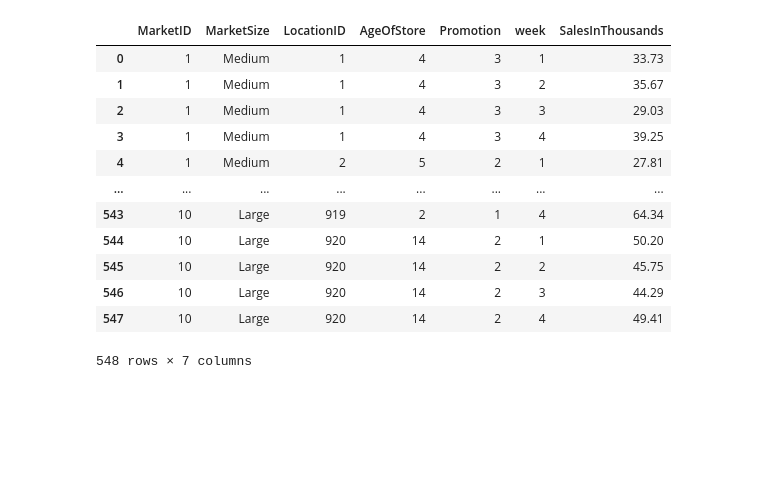
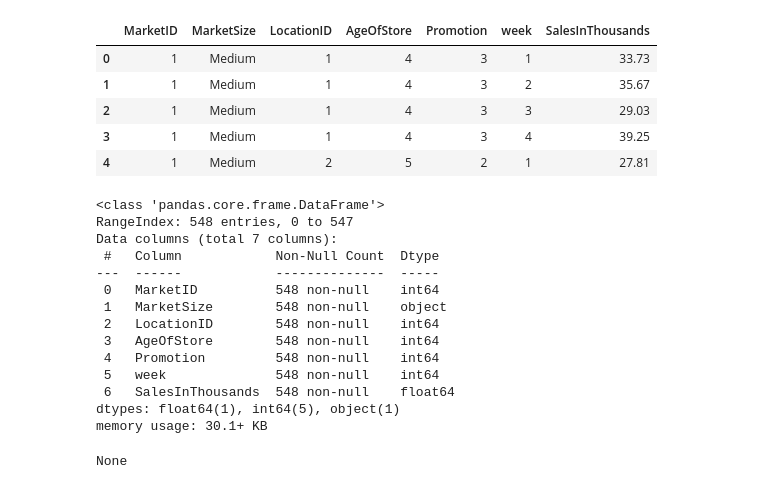
Before and after one commit to redashimself/TuringCollege, a Jupyter notebook: 2. Statistical Inference/Sprint 2/Project - Analyzing A B Tests/fast_food_marketing_campaign.ipynb, the cells around one changed output. Cells and saved outputs as stored; diff of their text form; code cells hidden in the pictures; blank space fills up the shorter version.

```diff
--- a/2. Statistical Inference/Sprint 2/Project - Analyzing A B Tests/fast_food_marketing_campaign.ipynb
+++ b/2. Statistical Inference/Sprint 2/Project - Analyzing A B Tests/fast_food_marketing_campaign.ipynb
@@ -1,6 +12,7 @@
 # %%
 import sys
 import pandas as pd
+
 sys.path.append('..')
 
 import kagglehub
@@ -11,5 +23,6 @@ from src.visualization import VisualizationManager
 path = kagglehub.dataset_download("chebotinaa/fast-food-marketing-campaign-ab-test")
 df = pd.read_csv(path + "/WA_Marketing-Campaign.csv")
 
-df
+display(df.head())
+display(df.info())
 # %% [output]
@@ -16,13 +30,21 @@ df
 |  | MarketID | MarketSize | LocationID | AgeOfStore | Promotion | week | SalesInThousands |
 | 0 | 1 | Medium | 1 | 4 | 3 | 1 | 33.73 |
 | 1 | 1 | Medium | 1 | 4 | 3 | 2 | 35.67 |
 | 2 | 1 | Medium | 1 | 4 | 3 | 3 | 29.03 |
 | 3 | 1 | Medium | 1 | 4 | 3 | 4 | 39.25 |
 | 4 | 1 | Medium | 2 | 5 | 2 | 1 | 27.81 |
-| ... | ... | ... | ... | ... | ... | ... | ... |
-| 543 | 10 | Large | 919 | 2 | 1 | 4 | 64.34 |
-| 544 | 10 | Large | 920 | 14 | 2 | 1 | 50.20 |
-| 545 | 10 | Large | 920 | 14 | 2 | 2 | 45.75 |
-| 546 | 10 | Large | 920 | 14 | 2 | 3 | 44.29 |
-| 547 | 10 | Large | 920 | 14 | 2 | 4 | 49.41 |
-548 rows × 7 columns
+<class 'pandas.core.frame.DataFrame'>
+RangeIndex: 548 entries, 0 to 547
+Data columns (total 7 columns):
+ #   Column            Non-Null Count  Dtype
+---  ------            --------------  -----
+ 0   MarketID          548 non-null    int64
+ 1   MarketSize        548 non-null    object
+ 2   LocationID        548 non-null    int64
+ 3   AgeOfStore        548 non-null    int64
+ 4   Promotion         548 non-null    int64
+ 5   week              548 non-null    int64
+ 6   SalesInThousands  548 non-null    float64
+dtypes: float64(1), int64(5), object(1)
+memory usage: 30.1+ KB
+None
```
Also changed, not shown: parts of 19 cells of this notebook.
